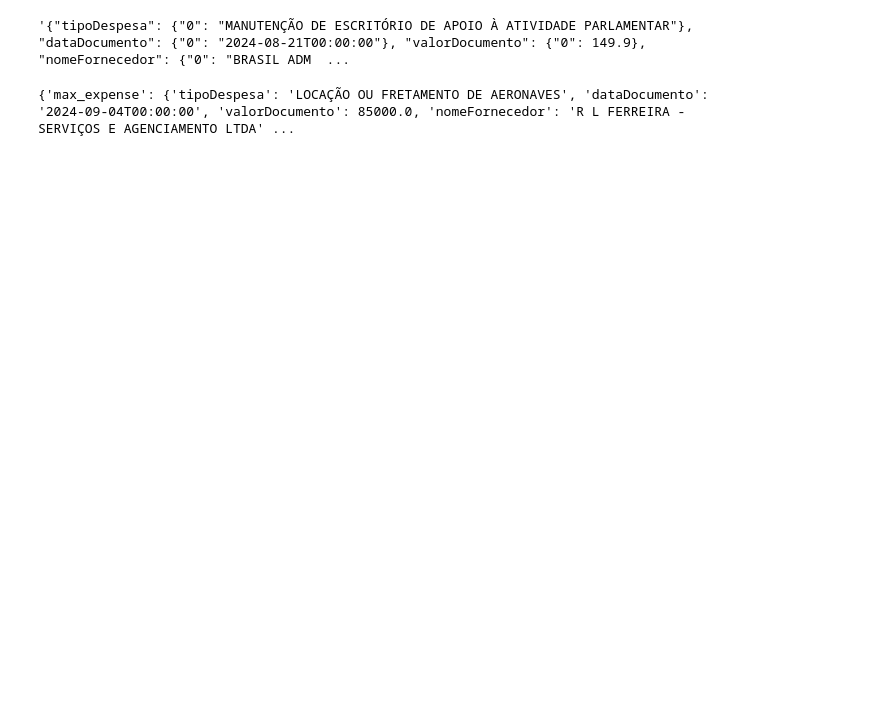
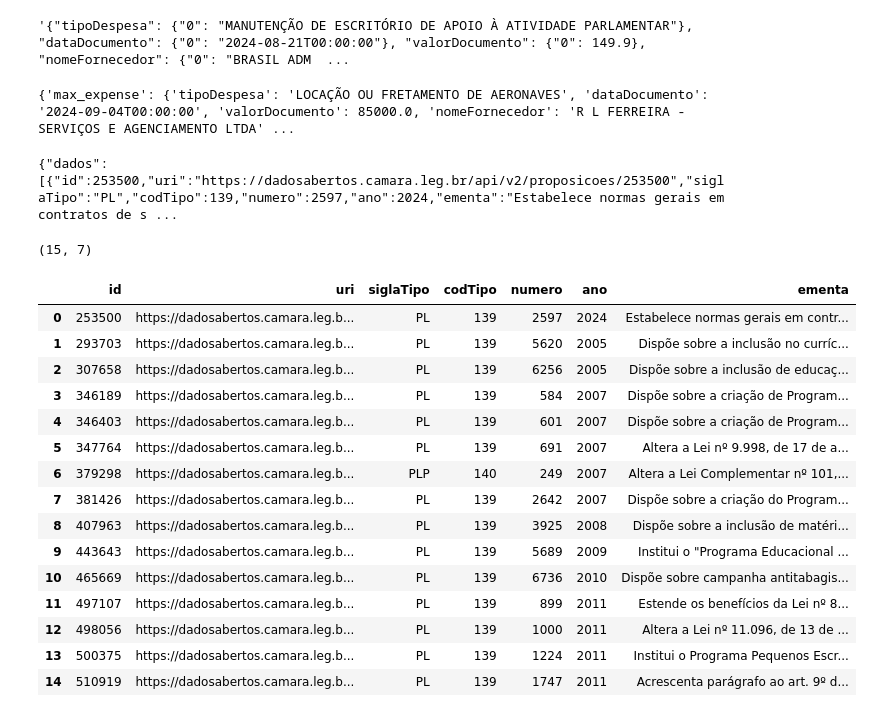
Before and after one commit to r-moreira/eng-prompt-at, a Jupyter notebook: exploratory_analysis.ipynb, the cells around one changed output. Cells and saved outputs as stored; diff of their text form; code cells hidden in the pictures; blank space fills up the shorter version.

```diff
--- a/exploratory_analysis.ipynb
+++ b/exploratory_analysis.ipynb
@@ -7,7 +7,15 @@ import json
 camara_base_url = 'https://dadosabertos.camara.leg.br/api/v2/'
 
 url = f'{camara_base_url}/deputados'
-response = requests.get(url)
+params =  params = {
+            'dataInicio': "2024-08-01",
+            'dataFim': "2024-08-30",
+        }
+
+response = requests.get(url, params=params)
+
+print(response.text)
+
 if not response.ok:
     raise Exception('Nao foi possivel recuperar os dados')
 
@@ -173,3 +183,46 @@ insights = analyze_expenses()
 print(insights)
 # %% [output]
 {'max_expense': {'tipoDespesa': 'LOCAÇÃO OU FRETAMENTO DE AERONAVES', 'dataDocumento': '2024-09-04T00:00:00', 'valorDocumento': 85000.0, 'nomeFornecedor': 'R L FERREIRA - SERVIÇOS E AGENCIAMENTO LTDA' ...
+# %%
+camara_base_url = 'https://dadosabertos.camara.leg.br/api/v2/'
+
+url = f'{camara_base_url}/proposicoes'
+params =  params = {
+            'dataInicio': "2024-08-01",
+            'dataFim': "2024-08-30",
+            'codTema': '40,46,62'
+        }
+
+response = requests.get(url, params=params)
+
+print(response.text)
+
+if not response.ok:
+    raise Exception('Nao foi possivel recuperar os dados')
+
+df_proposicoes = pd.DataFrame().from_dict(json.loads(response.text)['dados'])
+# %% [output]
+{"dados":[{"id":253500,"uri":"https://dadosabertos.camara.leg.br/api/v2/proposicoes/253500","siglaTipo":"PL","codTipo":139,"numero":2597,"ano":2024,"ementa":"Estabelece normas gerais em contratos de s ...
+# %%
+df_proposicoes.shape
+# %% [output]
+(15, 7)
+# %%
+df_proposicoes
+# %% [output]
+|  | id | uri | siglaTipo | codTipo | numero | ano | ementa |
+| 0 | 253500 | https://dadosabertos.camara.leg.b... | PL | 139 | 2597 | 2024 | Estabelece normas gerais em contr... |
+| 1 | 293703 | https://dadosabertos.camara.leg.b... | PL | 139 | 5620 | 2005 | Dispõe sobre a inclusão no curríc... |
+| 2 | 307658 | https://dadosabertos.camara.leg.b... | PL | 139 | 6256 | 2005 | Dispõe sobre a inclusão de educaç... |
+| 3 | 346189 | https://dadosabertos.camara.leg.b... | PL | 139 | 584 | 2007 | Dispõe sobre a criação de Program... |
+| 4 | 346403 | https://dadosabertos.camara.leg.b... | PL | 139 | 601 | 2007 | Dispõe sobre a criação de Program... |
+| 5 | 347764 | https://dadosabertos.camara.leg.b... | PL | 139 | 691 | 2007 | Altera a Lei nº 9.998, de 17 de a... |
+| 6 | 379298 | https://dadosabertos.camara.leg.b... | PLP | 140 | 249 | 2007 | Altera a Lei Complementar nº 101,... |
+| 7 | 381426 | https://dadosabertos.camara.leg.b... | PL | 139 | 2642 | 2007 | Dispõe sobre a criação do Program... |
+| 8 | 407963 | https://dadosabertos.camara.leg.b... | PL | 139 | 3925 | 2008 | Dispõe sobre a inclusão de matéri... |
+| 9 | 443643 | https://dadosabertos.camara.leg.b... | PL | 139 | 5689 | 2009 | Institui o "Programa Educacional ... |
+| 10 | 465669 | https://dadosabertos.camara.leg.b... | PL | 139 | 6736 | 2010 | Dispõe sobre campanha antitabagis... |
+| 11 | 497107 | https://dadosabertos.camara.leg.b... | PL | 139 | 899 | 2011 | Estende os benefícios da Lei nº 8... |
+| 12 | 498056 | https://dadosabertos.camara.leg.b... | PL | 139 | 1000 | 2011 | Altera a Lei nº 11.096, de 13 de ... |
+| 13 | 500375 | https://dadosabertos.camara.leg.b... | PL | 139 | 1224 | 2011 | Institui o Programa Pequenos Escr... |
+| 14 | 510919 | https://dadosabertos.camara.leg.b... | PL | 139 | 1747 | 2011 | Acrescenta parágrafo ao art. 9º d... |
```
Also changed, not shown: parts of 1 cell of this notebook, 4 other files.
